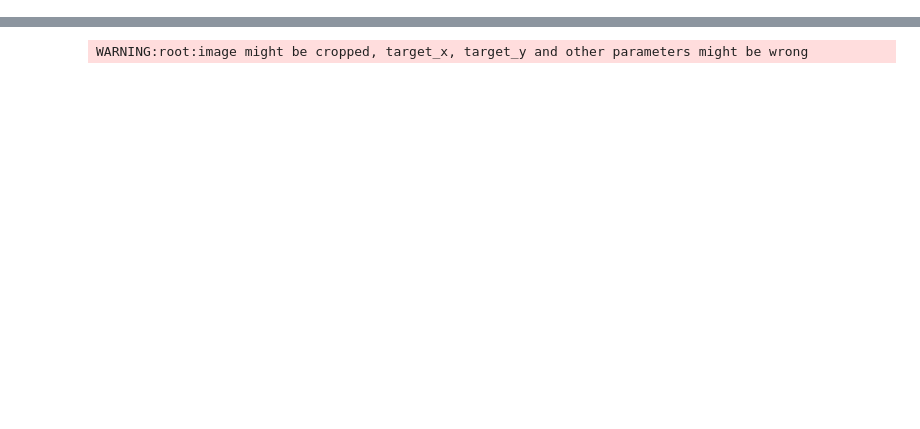
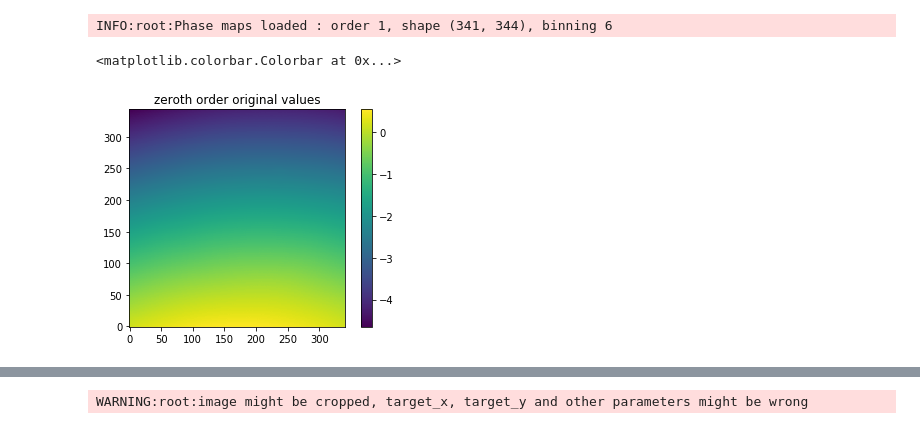
Before and after one commit to thomasorb/orbs, a Jupyter notebook: docs/phase_cube.ipynb, the cells around one changed output, grey strips where cells are left out. Cells and saved outputs as stored; diff of their text form; code cells hidden in the pictures; blank space fills up the shorter version.

```diff
--- a/docs/phase_cube.ipynb
+++ b/docs/phase_cube.ipynb
@@ -46,0 +99,11 @@ print(phase.dimx)
+# %%
+# last iteration phase maps must be used to see the values of the order 0 (iter0)
+pm = orb.fft.PhaseMaps('/reductions2/sitelle/phase/SN2/flats_SN2/CAM1/flats_SN2.cam1.BinnedPhaseCube.phase_maps.iter0.hdf5')
+pm0_orig = pm.get_map(0)
+pl.imshow(pm0_orig.T, origin='bottom')
+pl.title('zeroth order original values')
+pl.colorbar()
+# %% [output]
+INFO:root:Phase maps loaded : order 1, shape (341, 344), binning 6
+<matplotlib.colorbar.Colorbar at 0x...>
+[figure, added]
```
Also changed, not shown: parts of 26 cells of this notebook, 2 other files.
